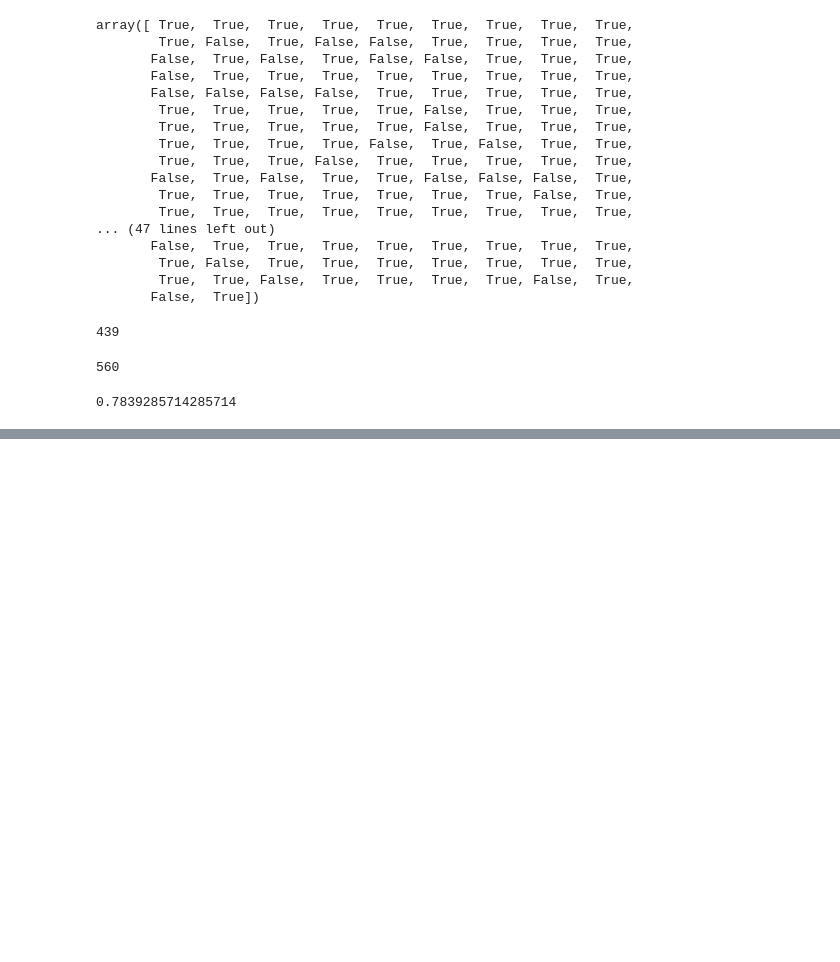
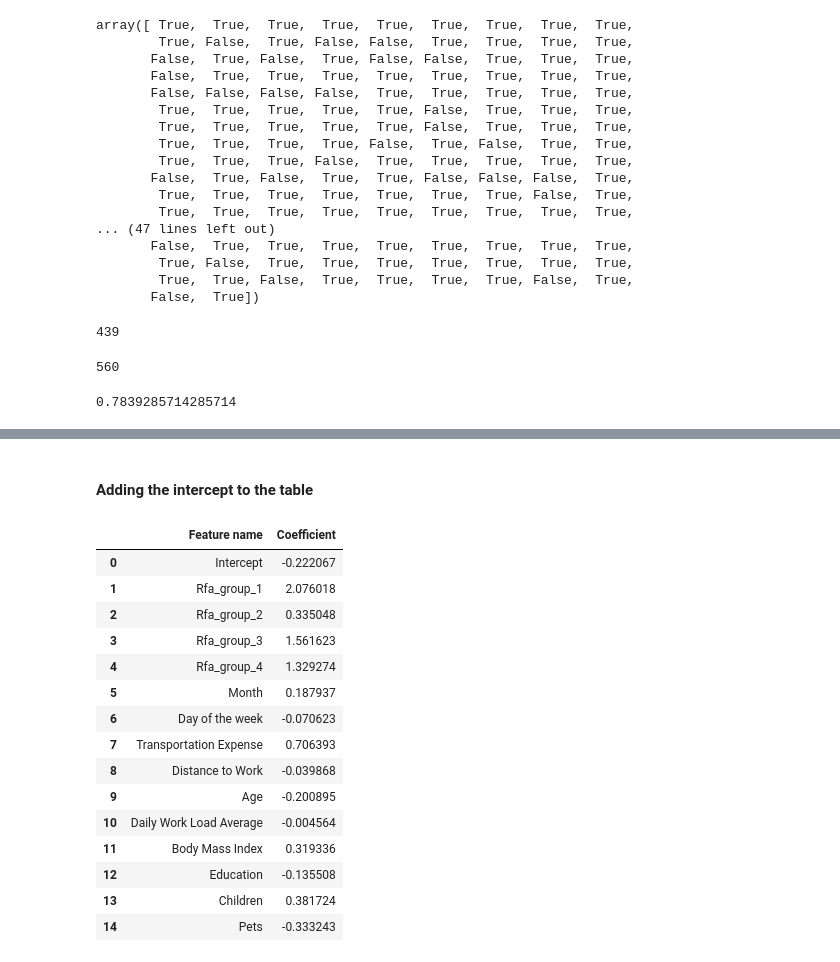
Before and after one commit to tomasz-urban/Jupyter, a Jupyter notebook: DS_bootcamp/logistic_regression/absenteeism_project_ML.ipynb, the cells around one changed output, grey strips where cells are left out. Cells and saved outputs as stored; diff of their text form; code cells hidden in the pictures; blank space fills up the shorter version.

Commit message:
Intercept and coefficients calculated; summary table; adding intercept - first row in the table

```diff
--- a/DS_bootcamp/logistic_regression/absenteeism_project_ML.ipynb
+++ b/DS_bootcamp/logistic_regression/absenteeism_project_ML.ipynb
@@ -248,0 +268,6 @@ np.sum(model_outputs == y_train) / model_outputs.shape[0]
+# %%
+feature_name = unscaled_inputs.columns.values
+# %%
+summary_table = pd.DataFrame(columns = ['Feature name'], data=feature_name )
+summary_table['Coefficient'] = np.transpose(model.coef_) # we have to transpose becaues in default nd arrays are rows
+summary_table
@@ -248,0 +290,32 @@ np.sum(model_outputs == y_train) / model_outputs.shape[0]
+# %% [markdown]
+#### Adding the intercept to the table
+# %%
+# We want to add Intercept value at the beginning of the table as one of the features.
+
+# 'Making place' for the intercept - when adding +1 to indexes we have index 0 not used
+summary_table.index = summary_table.index + 1
+
+# Adding intercept at the index 0 position
+summary_table.loc[0] = ['Intercept', model.intercept_[0]]
+
+# Sorting by index (because even though we added intercept with index 0 it is placed at the end)
+summary_table = summary_table.sort_index()
+
+summary_table
+# %% [output]
+|  | Feature name | Coefficient |
+| 0 | Intercept | -0.222067 |
+| 1 | Rfa_group_1 | 2.076018 |
+| 2 | Rfa_group_2 | 0.335048 |
+| 3 | Rfa_group_3 | 1.561623 |
+| 4 | Rfa_group_4 | 1.329274 |
+| 5 | Month | 0.187937 |
+| 6 | Day of the week | -0.070623 |
+| 7 | Transportation Expense | 0.706393 |
+| 8 | Distance to Work | -0.039868 |
+| 9 | Age | -0.200895 |
+| 10 | Daily Work Load Average | -0.004564 |
+| 11 | Body Mass Index | 0.319336 |
+| 12 | Education | -0.135508 |
+| 13 | Children | 0.381724 |
+| 14 | Pets | -0.333243 |
```
Also changed, not shown: parts of 5 cells of this notebook.
